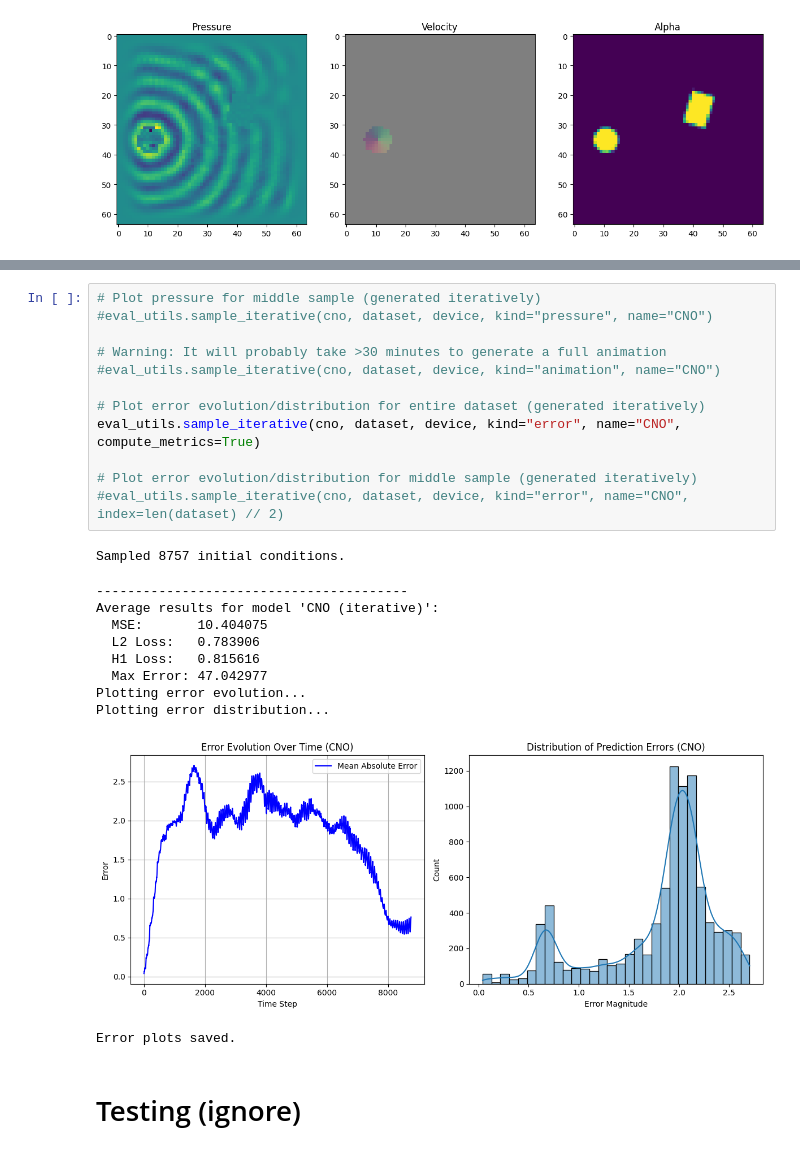
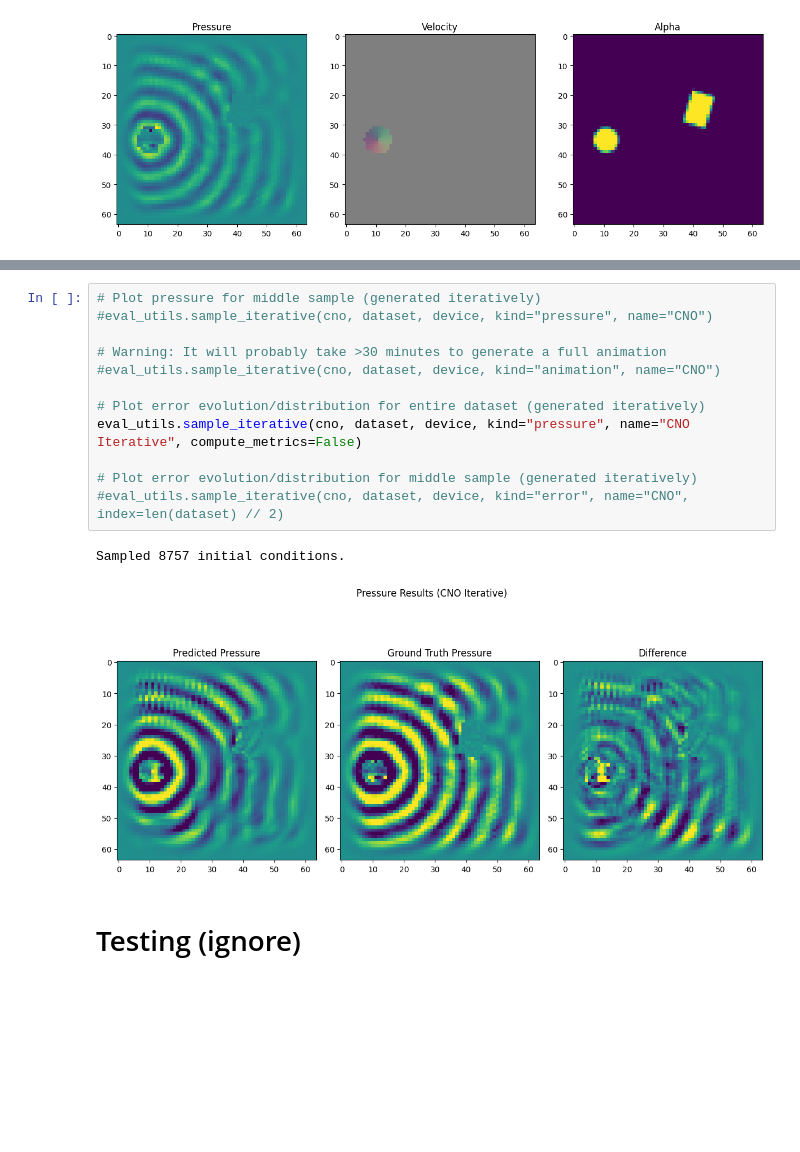
Before and after one commit to fangjunzhou/acoustic-no, a Jupyter notebook: notebooks/eval.ipynb, the cells around one changed output, grey strips where cells are left out. Saved outputs shown, nothing was run; the diff lists cells and outputs as text; blank space fills up the shorter version.

```diff
--- a/notebooks/eval.ipynb
+++ b/notebooks/eval.ipynb
@@ -123,27 +123,18 @@ Error plots saved.
 # %%
 # Plot pressure for middle sample (generated iteratively)
 #eval_utils.sample_iterative(cno, dataset, device, kind="pressure", name="CNO")
 
 # Warning: It will probably take >30 minutes to generate a full animation
 #eval_utils.sample_iterative(cno, dataset, device, kind="animation", name="CNO")
 
 # Plot error evolution/distribution for entire dataset (generated iteratively)
-eval_utils.sample_iterative(cno, dataset, device, kind="error", name="CNO", compute_metrics=True)
+eval_utils.sample_iterative(cno, dataset, device, kind="pressure", name="CNO Iterative", compute_metrics=False)
 
 # Plot error evolution/distribution for middle sample (generated iteratively)
 #eval_utils.sample_iterative(cno, dataset, device, kind="error", name="CNO", index=len(dataset) // 2)
 # %% [output]
 Sampled 8757 initial conditions.
-----------------------------------------
-Average results for model 'CNO (iterative)':
-  MSE:       10.404075
-  L2 Loss:   0.783906
-  H1 Loss:   0.815616
-  Max Error: 47.042977
-Plotting error evolution...
-Plotting error distribution...
-[figure, old version]
+[figure, new version]
-Error plots saved.
 # %% [markdown]
 # Testing (ignore)
 # %%
```
Also changed, not shown: parts of 1 cell of this notebook, 3 other files.
